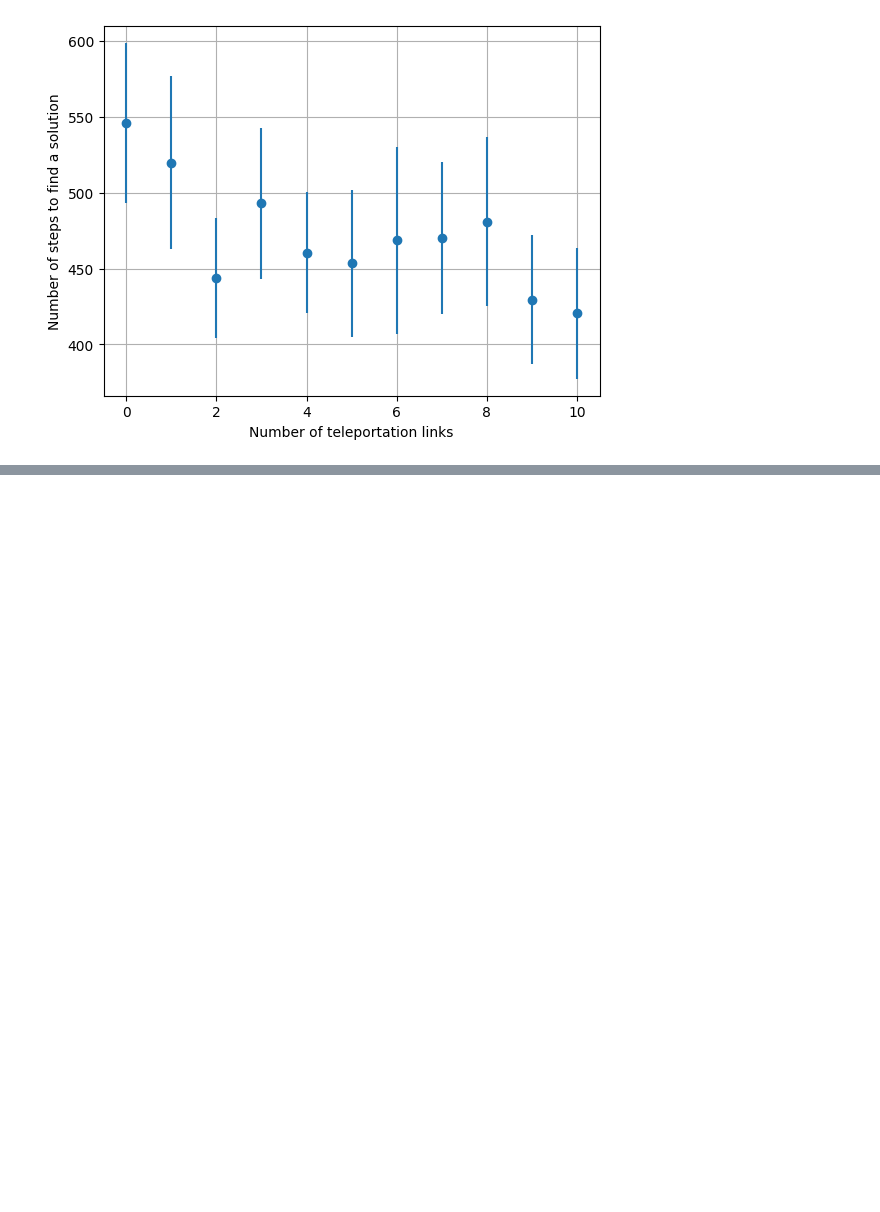
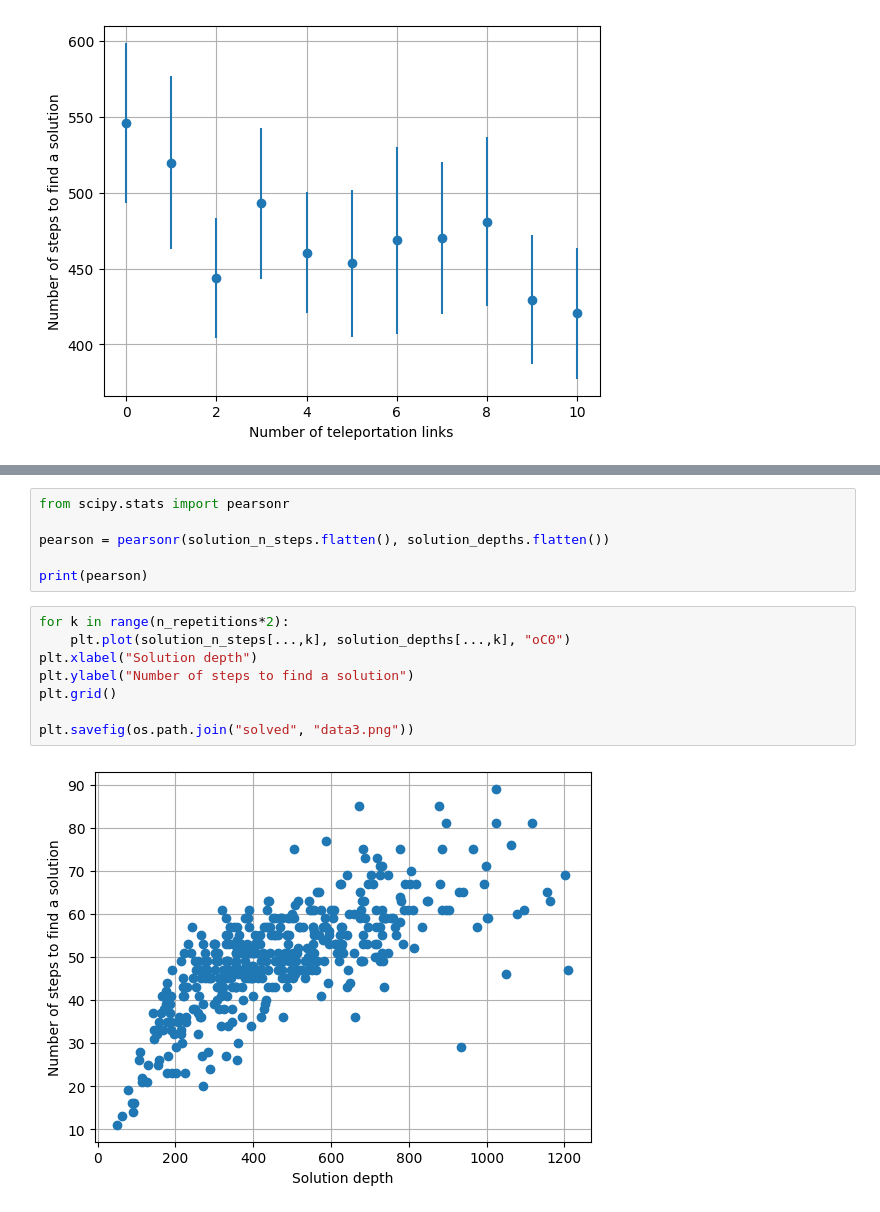
Before and after one commit to 0xInfty/TeleportationMaze, a Jupyter notebook: RandomMazeAStarGrowingM.ipynb, the cells around one changed output, grey strips where cells are left out. Saved outputs shown, nothing was run; the diff lists cells and outputs as text; blank space fills up the shorter version.

```diff
--- a/RandomMazeAStarGrowingM.ipynb
+++ b/RandomMazeAStarGrowingM.ipynb
@@ -314,0 +328,16 @@ Curiously enough, in this case it was better not to take the wormhole:
+# %%
+from scipy.stats import pearsonr
+
+pearson = pearsonr(solution_n_steps.flatten(), solution_depths.flatten())
+
+print(pearson)
+# %%
+for k in range(n_repetitions*2):
+    plt.plot(solution_n_steps[...,k], solution_depths[...,k], "oC0")
+plt.xlabel("Solution depth")
+plt.ylabel("Number of steps to find a solution")
+plt.grid()
+
+plt.savefig(os.path.join("solved", "data3.png"))
+# %% [output]
+[figure, added]
```
Also changed, not shown: parts of 12 cells of this notebook, 1 other file.
